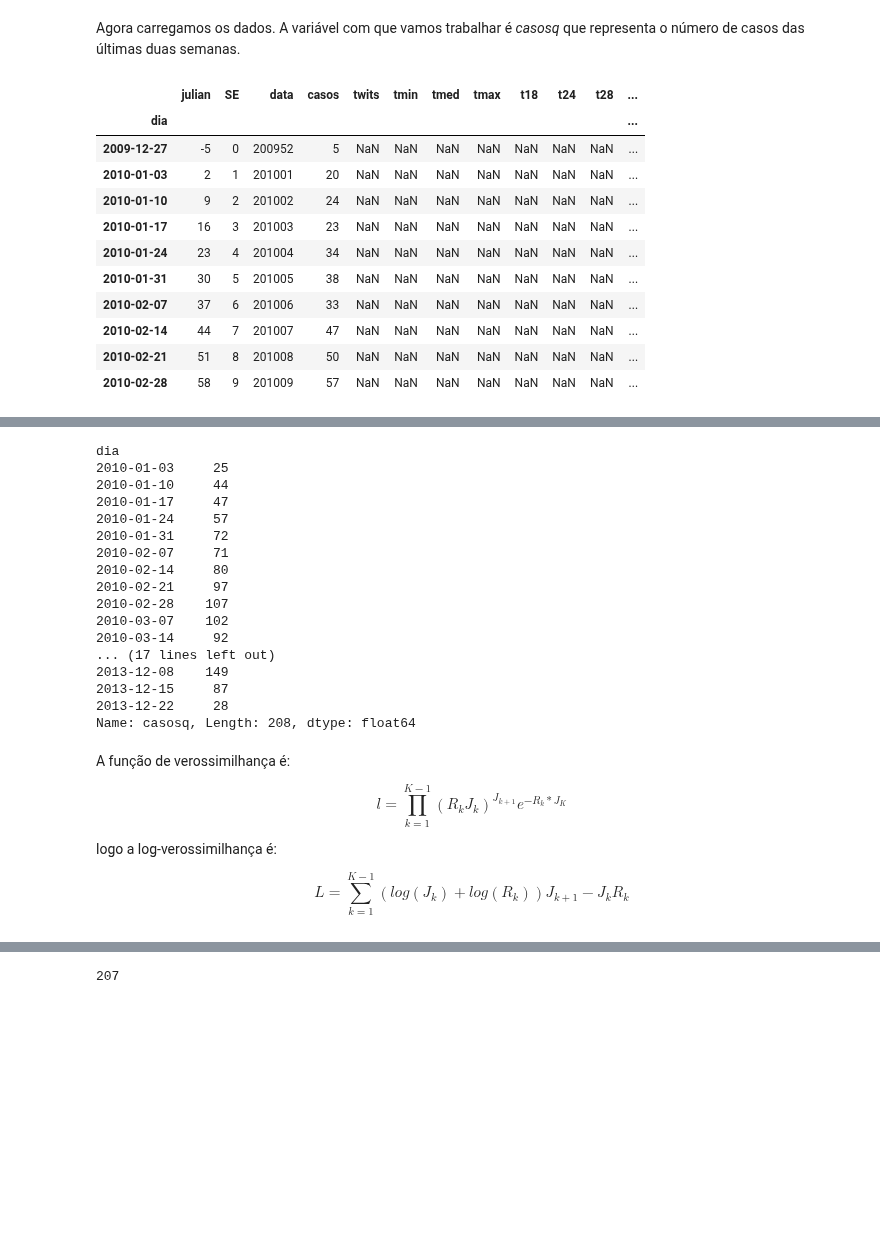
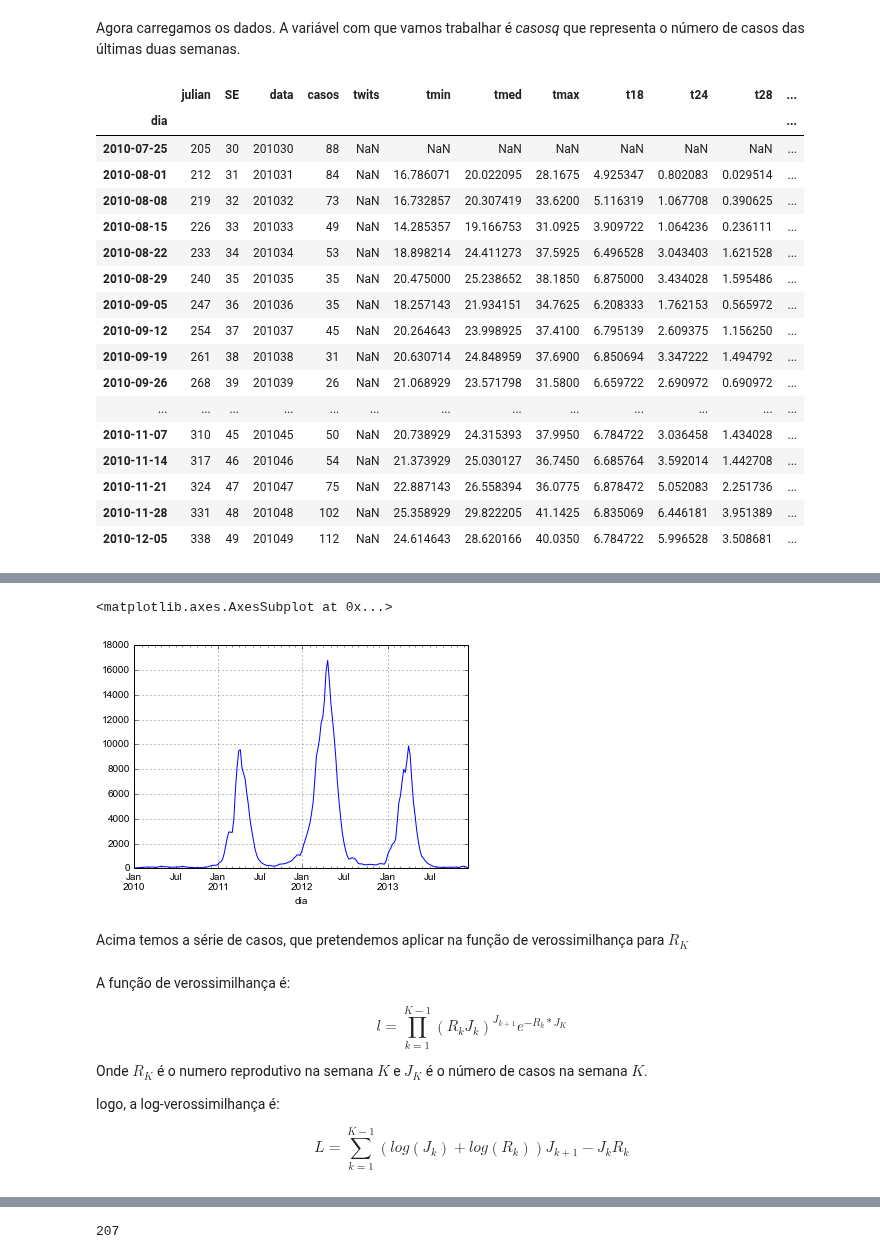
Before and after one commit to AlertaDengue/AlertTools, a Jupyter notebook: Estimacao_de_Rt_por_verossimilhanca/Estimação de R_t.ipynb, the cells around one changed output, grey strips where cells are left out. Cells and saved outputs as stored; diff of their text form; code cells hidden in the pictures; blank space fills up the shorter version.

```diff
--- a/Estimacao_de_Rt_por_verossimilhanca/Estimação de R_t.ipynb
+++ b/Estimacao_de_Rt_por_verossimilhanca/Estimação de R_t.ipynb
@@ -6,20 +9,26 @@ Agora carregamos os dados. A variável com que vamos trabalhar é *casosq* que r
 # %%
 dateparser = lambda x: datetime.datetime.strptime(x, "%d%b%Y")
 dados  = pd.read_csv("dadoscomRt.csv", sep=',', header=0, index_col=3, parse_dates=True, date_parser=dateparser)
-dados[:10]
+dados[30:50]
 # %% [output]
 |  | julian | SE | data | casos | twits | tmin | tmed | tmax | t18 | t24 | t28 | ... |
 | dia |  |  |  |  |  |  |  |  |  |  |  | ... |
-| 2009-12-27 | -5 | 0 | 200952 | 5 | NaN | NaN | NaN | NaN | NaN | NaN | NaN | ... |
-| 2010-01-03 | 2 | 1 | 201001 | 20 | NaN | NaN | NaN | NaN | NaN | NaN | NaN | ... |
-| 2010-01-10 | 9 | 2 | 201002 | 24 | NaN | NaN | NaN | NaN | NaN | NaN | NaN | ... |
-| 2010-01-17 | 16 | 3 | 201003 | 23 | NaN | NaN | NaN | NaN | NaN | NaN | NaN | ... |
-| 2010-01-24 | 23 | 4 | 201004 | 34 | NaN | NaN | NaN | NaN | NaN | NaN | NaN | ... |
-| 2010-01-31 | 30 | 5 | 201005 | 38 | NaN | NaN | NaN | NaN | NaN | NaN | NaN | ... |
-| 2010-02-07 | 37 | 6 | 201006 | 33 | NaN | NaN | NaN | NaN | NaN | NaN | NaN | ... |
-| 2010-02-14 | 44 | 7 | 201007 | 47 | NaN | NaN | NaN | NaN | NaN | NaN | NaN | ... |
-| 2010-02-21 | 51 | 8 | 201008 | 50 | NaN | NaN | NaN | NaN | NaN | NaN | NaN | ... |
-| 2010-02-28 | 58 | 9 | 201009 | 57 | NaN | NaN | NaN | NaN | NaN | NaN | NaN | ... |
+| 2010-07-25 | 205 | 30 | 201030 | 88 | NaN | NaN | NaN | NaN | NaN | NaN | NaN | ... |
+| 2010-08-01 | 212 | 31 | 201031 | 84 | NaN | 16.786071 | 20.022095 | 28.1675 | 4.925347 | 0.802083 | 0.029514 | ... |
+| 2010-08-08 | 219 | 32 | 201032 | 73 | NaN | 16.732857 | 20.307419 | 33.6200 | 5.116319 | 1.067708 | 0.390625 | ... |
+| 2010-08-15 | 226 | 33 | 201033 | 49 | NaN | 14.285357 | 19.166753 | 31.0925 | 3.909722 | 1.064236 | 0.236111 | ... |
+| 2010-08-22 | 233 | 34 | 201034 | 53 | NaN | 18.898214 | 24.411273 | 37.5925 | 6.496528 | 3.043403 | 1.621528 | ... |
+| 2010-08-29 | 240 | 35 | 201035 | 35 | NaN | 20.475000 | 25.238652 | 38.1850 | 6.875000 | 3.434028 | 1.595486 | ... |
+| 2010-09-05 | 247 | 36 | 201036 | 35 | NaN | 18.257143 | 21.934151 | 34.7625 | 6.208333 | 1.762153 | 0.565972 | ... |
+| 2010-09-12 | 254 | 37 | 201037 | 45 | NaN | 20.264643 | 23.998925 | 37.4100 | 6.795139 | 2.609375 | 1.156250 | ... |
+| 2010-09-19 | 261 | 38 | 201038 | 31 | NaN | 20.630714 | 24.848959 | 37.6900 | 6.850694 | 3.347222 | 1.494792 | ... |
+| 2010-09-26 | 268 | 39 | 201039 | 26 | NaN | 21.068929 | 23.571798 | 31.5800 | 6.659722 | 2.690972 | 0.690972 | ... |
+| ... | ... | ... | ... | ... | ... | ... | ... | ... | ... | ... | ... | ... |
+| 2010-11-07 | 310 | 45 | 201045 | 50 | NaN | 20.738929 | 24.315393 | 37.9950 | 6.784722 | 3.036458 | 1.434028 | ... |
+| 2010-11-14 | 317 | 46 | 201046 | 54 | NaN | 21.373929 | 25.030127 | 36.7450 | 6.685764 | 3.592014 | 1.442708 | ... |
+| 2010-11-21 | 324 | 47 | 201047 | 75 | NaN | 22.887143 | 26.558394 | 36.0775 | 6.878472 | 5.052083 | 2.251736 | ... |
+| 2010-11-28 | 331 | 48 | 201048 | 102 | NaN | 25.358929 | 29.822205 | 41.1425 | 6.835069 | 6.446181 | 3.951389 | ... |
+| 2010-12-05 | 338 | 49 | 201049 | 112 | NaN | 24.614643 | 28.620166 | 40.0350 | 6.784722 | 5.996528 | 3.508681 | ... |
 # %%
 dados.describe()
 # %% [output]
@@ -34,31 +43,20 @@ dados.describe()
 | max | 1451.000000 | 208.000000 | 201352.000000 | 8535.000000 | 1369.000000 | 27.248214 | 32.137098 | 44.750000 | 7.000000 | 6.985243 | 5.782986 | ... |
 # %%
 j = dados['casosq'][1:]
-j
+dados['casosq'][1:].plot()
 # %% [output]
-dia
-2010-01-03     25
-2010-01-10     44
-2010-01-17     47
-2010-01-24     57
-2010-01-31     72
-2010-02-07     71
-2010-02-14     80
-2010-02-21     97
-2010-02-28    107
-2010-03-07    102
-2010-03-14     92
-... (17 lines left out)
-2013-12-08    149
-2013-12-15     87
-2013-12-22     28
-Name: casosq, Length: 208, dtype: float64
+<matplotlib.axes.AxesSubplot at 0x...>
+[figure, added]
+# %% [markdown]
+Acima temos a série de casos, que pretendemos aplicar na função de verossimilhança para $R_K$
 # %% [markdown]
 A função de verossimilhança é:
 
 $$l = \prod_{k=1}^{K-1}(R_k J_k)^{J_{k+1}} e^{-R_k*J_K}$$
 
-logo a log-verossimilhança é:
+Onde $R_K$ é o numero reprodutivo na semana $K$ e $J_K$ é o número de casos na semana $K$.
+
+logo, a log-verossimilhança é:
 
 $$L = \sum_{k=1}^{K-1} (log(J_k)+log(R_k))J_{k+1}−J_k R_k$$
 # %%
```
Also changed, not shown: parts of 14 cells of this notebook, 2 other files.
